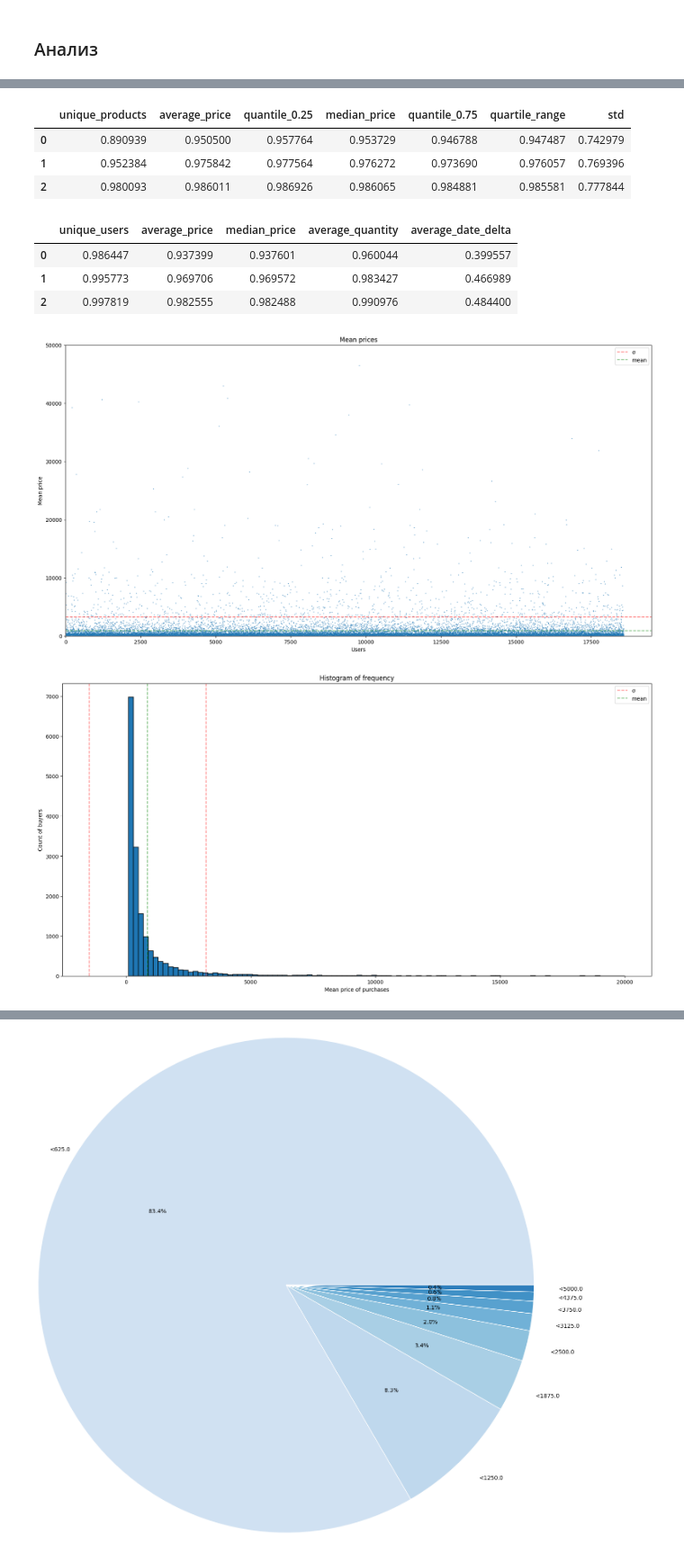
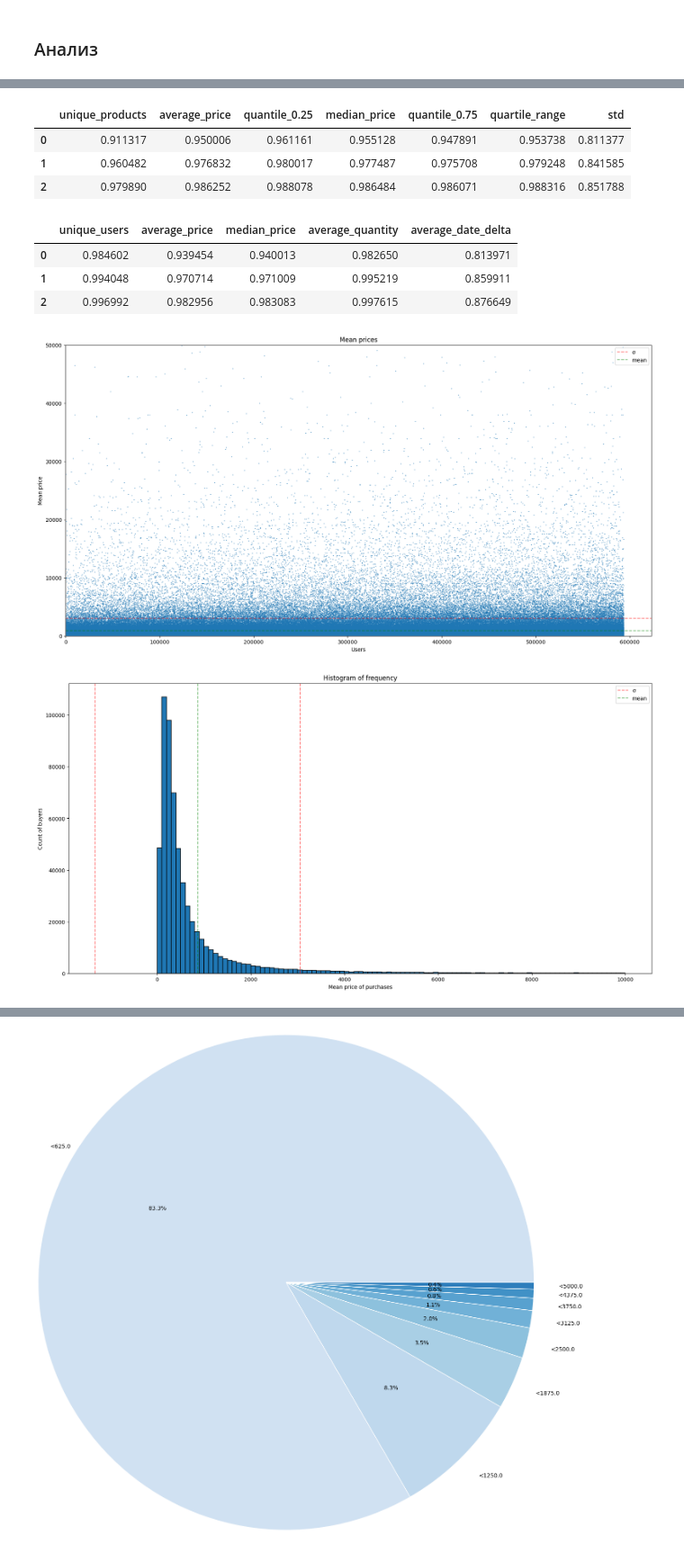
Before and after one commit to Barashkov-GO/vkr, a Jupyter notebook: data_analysis.ipynb, the cells around one changed output, grey strips where cells are left out. Shown at 90% size. Cells and saved outputs as stored; diff of their text form; code cells hidden in the pictures.

```diff
--- a/data_analysis.ipynb
+++ b/data_analysis.ipynb
@@ -14,7 +14,7 @@ from tqdm import tqdm
 
 from helper import *
 # %%
-NROWS = 1_000_000
+NROWS = None
 # %%
 data = pd.read_csv(DATASETS_PATH + 'data_processed.csv', nrows=NROWS).drop(columns=['Unnamed: 0'])
 data['datetime'] = pd.to_datetime(data['datetime'])
@@ -305,22 +311,22 @@ def three_sigmas(ser):
 user_info.apply(three_sigmas)
 # %% [output]
 |  | unique_products | average_price | quantile_0.25 | median_price | quantile_0.75 | quartile_range | std |
-| 0 | 0.890939 | 0.950500 | 0.957764 | 0.953729 | 0.946788 | 0.947487 | 0.742979 |
-| 1 | 0.952384 | 0.975842 | 0.977564 | 0.976272 | 0.973690 | 0.976057 | 0.769396 |
-| 2 | 0.980093 | 0.986011 | 0.986926 | 0.986065 | 0.984881 | 0.985581 | 0.777844 |
+| 0 | 0.911317 | 0.950006 | 0.961161 | 0.955128 | 0.947891 | 0.953738 | 0.811377 |
+| 1 | 0.960482 | 0.976832 | 0.980017 | 0.977487 | 0.975708 | 0.979248 | 0.841585 |
+| 2 | 0.979890 | 0.986252 | 0.988078 | 0.986484 | 0.986071 | 0.988316 | 0.851788 |
 # %%
 product_info.apply(three_sigmas)
 # %% [output]
 |  | unique_users | average_price | median_price | average_quantity | average_date_delta |
-| 0 | 0.986447 | 0.937399 | 0.937601 | 0.960044 | 0.399557 |
-| 1 | 0.995773 | 0.969706 | 0.969572 | 0.983427 | 0.466989 |
-| 2 | 0.997819 | 0.982555 | 0.982488 | 0.990976 | 0.484400 |
+| 0 | 0.984602 | 0.939454 | 0.940013 | 0.982650 | 0.813971 |
+| 1 | 0.994048 | 0.970714 | 0.971009 | 0.995219 | 0.859911 |
+| 2 | 0.996992 | 0.982956 | 0.983083 | 0.997615 | 0.876649 |
 # %%
 scatter_mean_prices(user_info, ylim=50_000)
 # %% [output]
-[figure, old version]
+[figure, new version]
 # %%
-scatter_hist_of_prices(user_info, nbins=100, price_limit=(100, 20_000))
+scatter_hist_of_prices(user_info, nbins=100, price_limit=(0, 10_000))
 # %% [output]
-[figure, old version]
+[figure, new version]
 # %%
```
Also changed, not shown: parts of 17 cells of this notebook, 1 other file.
